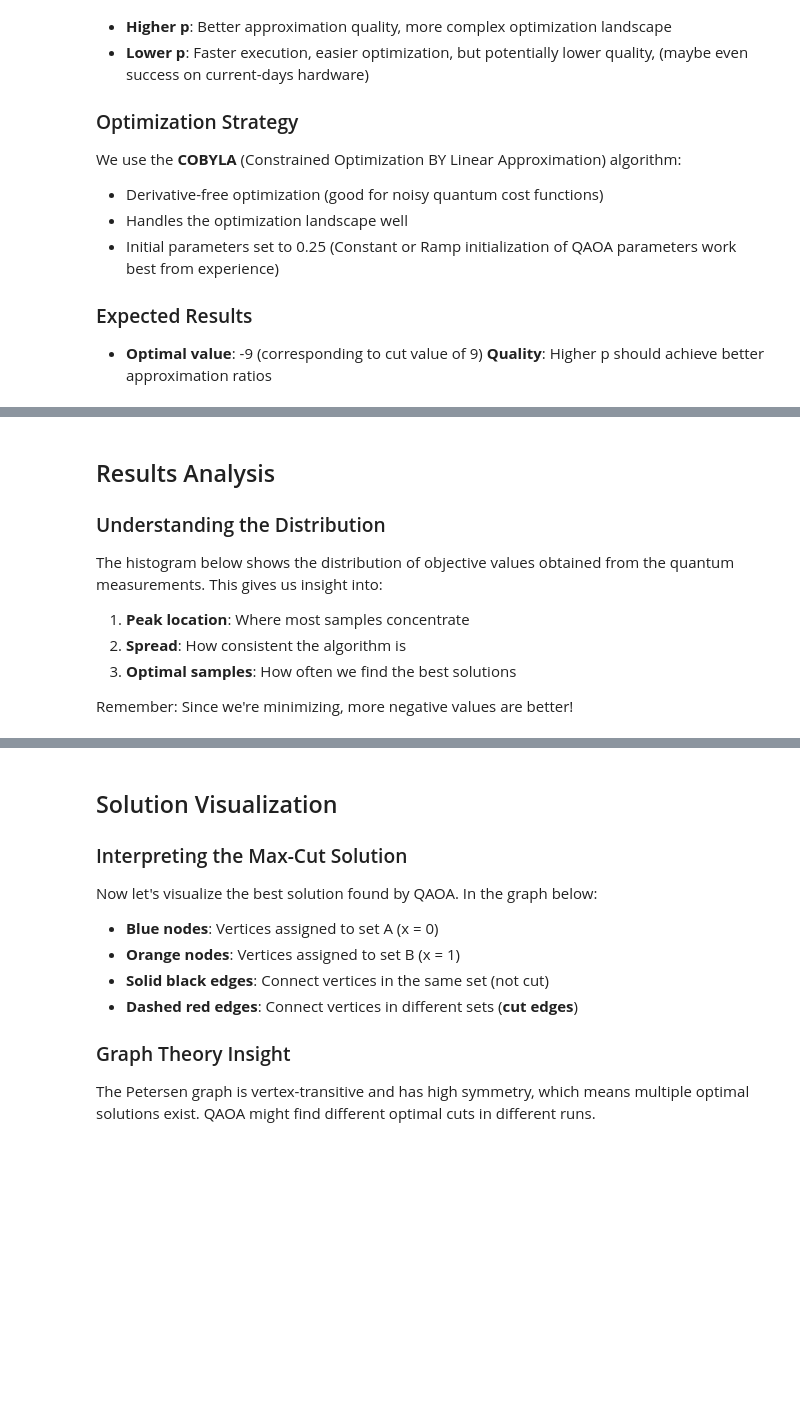
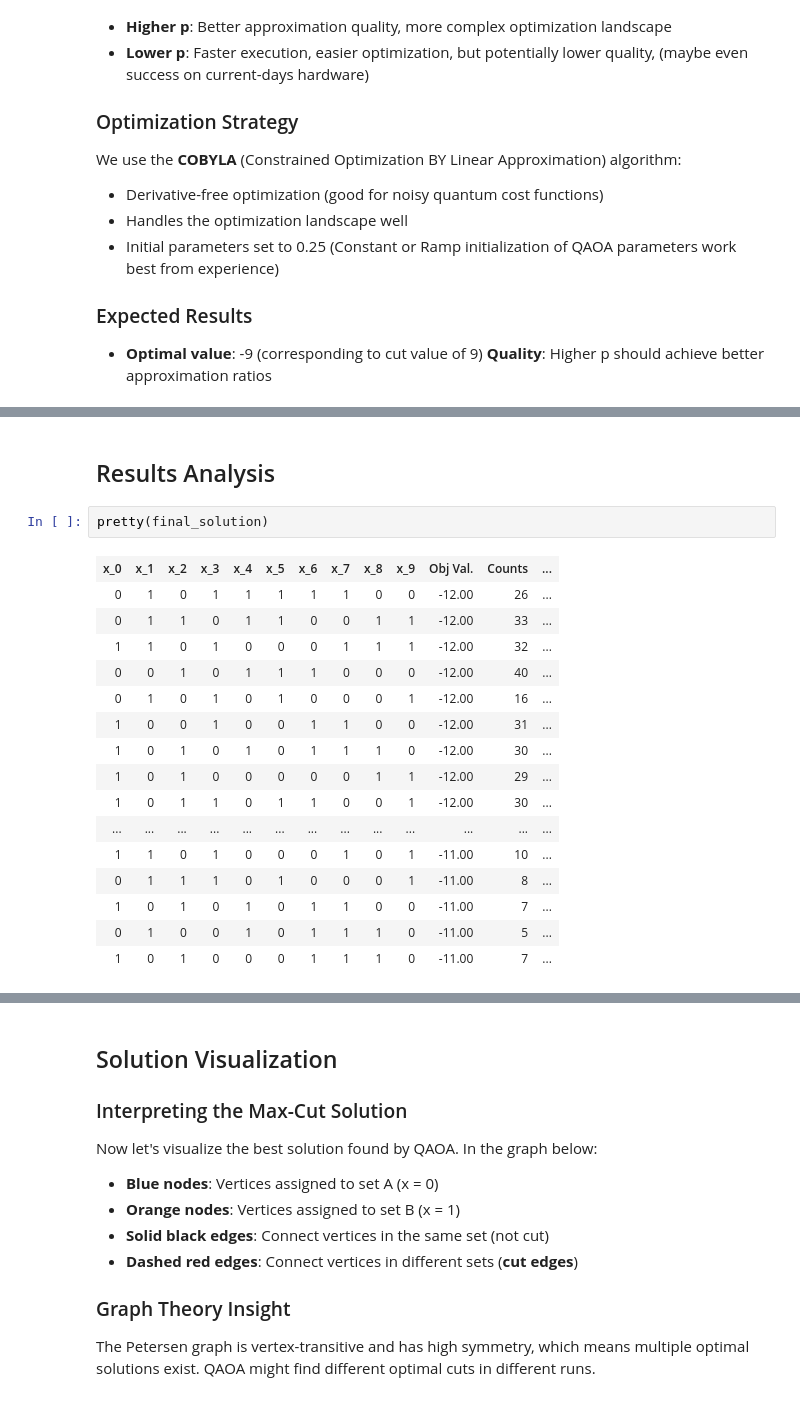
Before and after one commit to aqarios/qce-qaoa-tutorial, a Jupyter notebook: solutions/01_QAOA.ipynb, the cells around one changed output, grey strips where cells are left out. Saved outputs shown, nothing was run; the diff lists cells and outputs as text; blank space fills up the shorter version.

```diff
--- a/solutions/01_QAOA.ipynb
+++ b/solutions/01_QAOA.ipynb
@@ -497,13 +492,21 @@ Approximation ratio: 0.838
-# %% [markdown]
-## Results Analysis
-
-### Understanding the Distribution
-
-The histogram below shows the distribution of objective values obtained from the quantum measurements. This gives us insight into:
-
-1. **Peak location**: Where most samples concentrate
-2. **Spread**: How consistent the algorithm is
-3. **Optimal samples**: How often we find the best solutions
-
-
-Remember: Since we're minimizing, more negative values are better!
+# %% [markdown]
+## Results Analysis
+# %%
+pretty(final_solution)
+# %% [output]
+| x_0 | x_1 | x_2 | x_3 | x_4 | x_5 | x_6 | x_7 | x_8 | x_9 | Obj Val. | Counts | ... |
+| 0 | 1 | 0 | 1 | 1 | 1 | 1 | 1 | 0 | 0 | -12.00 | 26 | ... |
+| 0 | 1 | 1 | 0 | 1 | 1 | 0 | 0 | 1 | 1 | -12.00 | 33 | ... |
+| 1 | 1 | 0 | 1 | 0 | 0 | 0 | 1 | 1 | 1 | -12.00 | 32 | ... |
+| 0 | 0 | 1 | 0 | 1 | 1 | 1 | 0 | 0 | 0 | -12.00 | 40 | ... |
+| 0 | 1 | 0 | 1 | 0 | 1 | 0 | 0 | 0 | 1 | -12.00 | 16 | ... |
+| 1 | 0 | 0 | 1 | 0 | 0 | 1 | 1 | 0 | 0 | -12.00 | 31 | ... |
+| 1 | 0 | 1 | 0 | 1 | 0 | 1 | 1 | 1 | 0 | -12.00 | 30 | ... |
+| 1 | 0 | 1 | 0 | 0 | 0 | 0 | 0 | 1 | 1 | -12.00 | 29 | ... |
+| 1 | 0 | 1 | 1 | 0 | 1 | 1 | 0 | 0 | 1 | -12.00 | 30 | ... |
+| ... | ... | ... | ... | ... | ... | ... | ... | ... | ... | ... | ... | ... |
+| 1 | 1 | 0 | 1 | 0 | 0 | 0 | 1 | 0 | 1 | -11.00 | 10 | ... |
+| 0 | 1 | 1 | 1 | 0 | 1 | 0 | 0 | 0 | 1 | -11.00 | 8 | ... |
+| 1 | 0 | 1 | 0 | 1 | 0 | 1 | 1 | 0 | 0 | -11.00 | 7 | ... |
+| 0 | 1 | 0 | 0 | 1 | 0 | 1 | 1 | 1 | 0 | -11.00 | 5 | ... |
+| 1 | 0 | 1 | 0 | 0 | 0 | 1 | 1 | 1 | 0 | -11.00 | 7 | ... |
```
Also changed, not shown: parts of 11 cells of this notebook, 10 other files.
